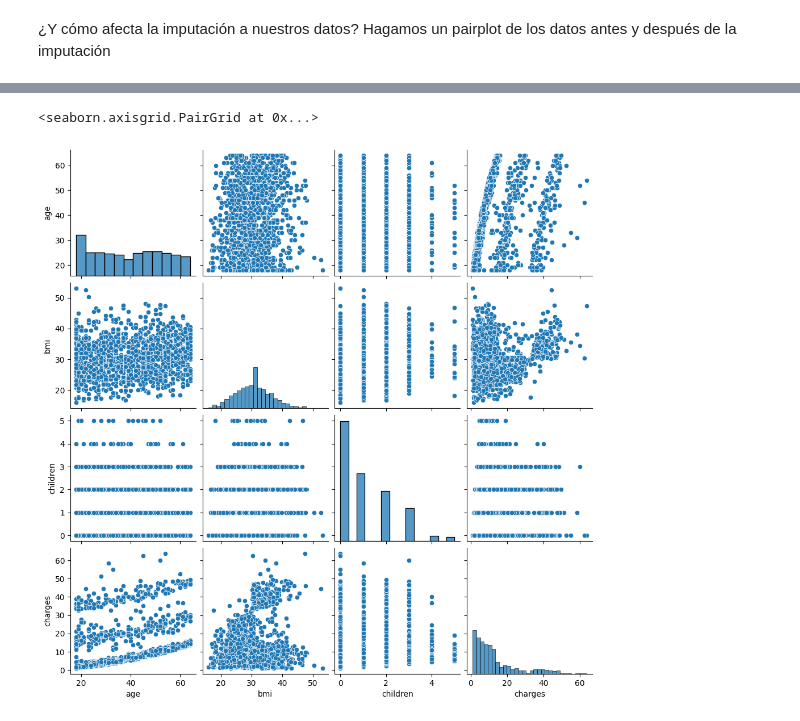
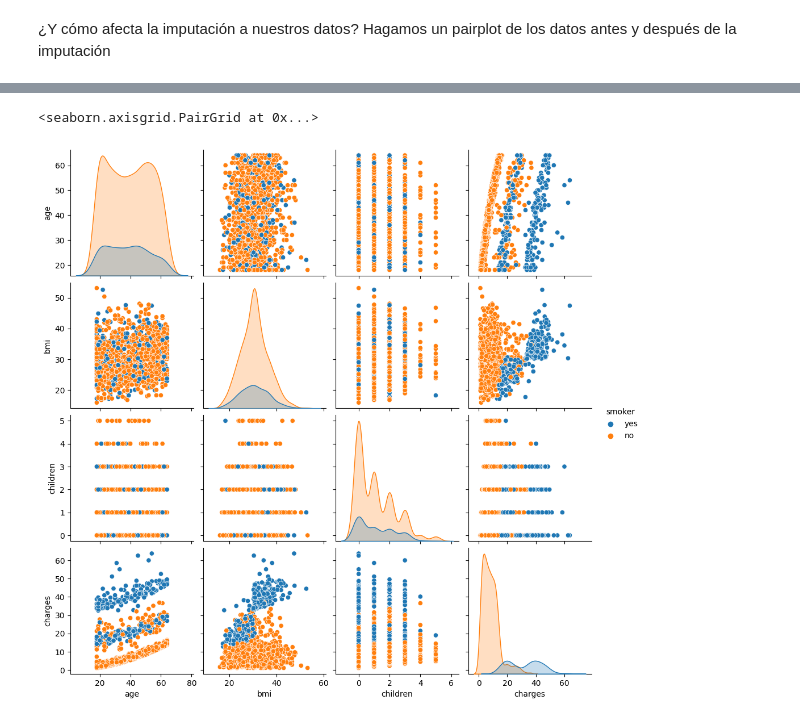
Before and after one commit to andres-mart/Coderhouse, a Jupyter notebook: 7. Preprocesamiento de Datos/Ejericio_1.ipynb, the cells around one changed output, grey strips where cells are left out. Drawn from its saved outputs; the diff is of its cells as text; code cells hidden in the pictures.

```diff
--- a/7. Preprocesamiento de Datos/Ejericio_1.ipynb
+++ b/7. Preprocesamiento de Datos/Ejericio_1.ipynb
@@ -76,5 +81,5 @@ data2 = data.fillna(data.mean())
 # %%
-sns.pairplot(data2)
+sns.pairplot(data2, hue = 'smoker')
 # %% [output]
 <seaborn.axisgrid.PairGrid at 0x...>
-[figure, old version]
+[figure, new version]
```
Also changed, not shown: parts of 1 cell of this notebook.
